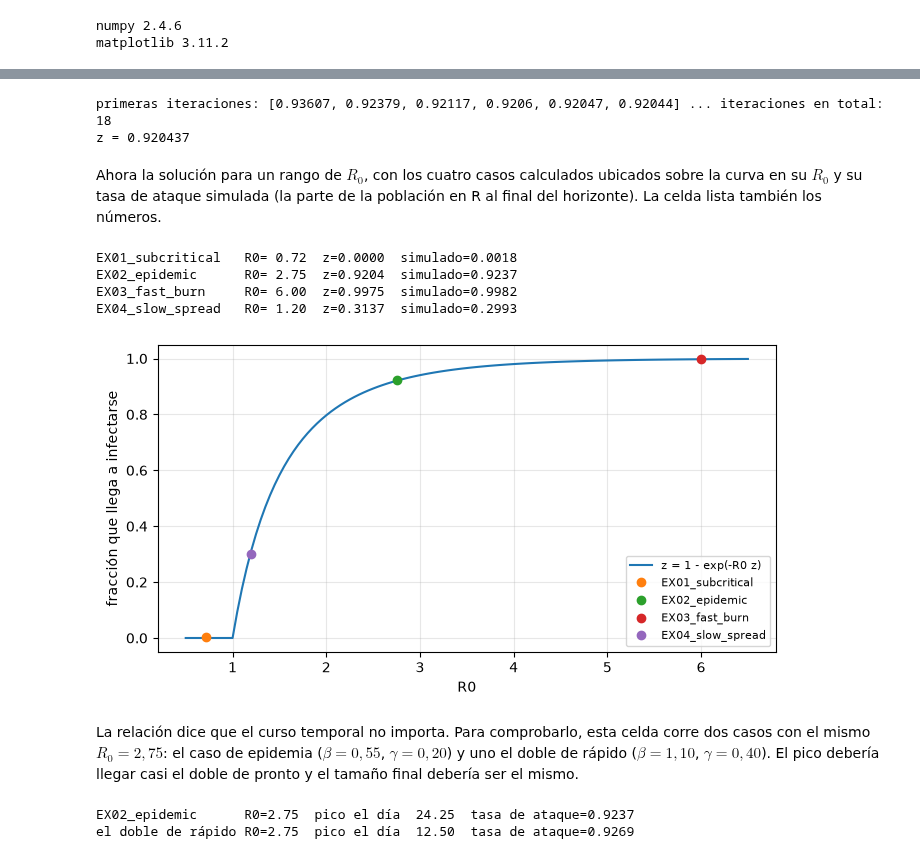
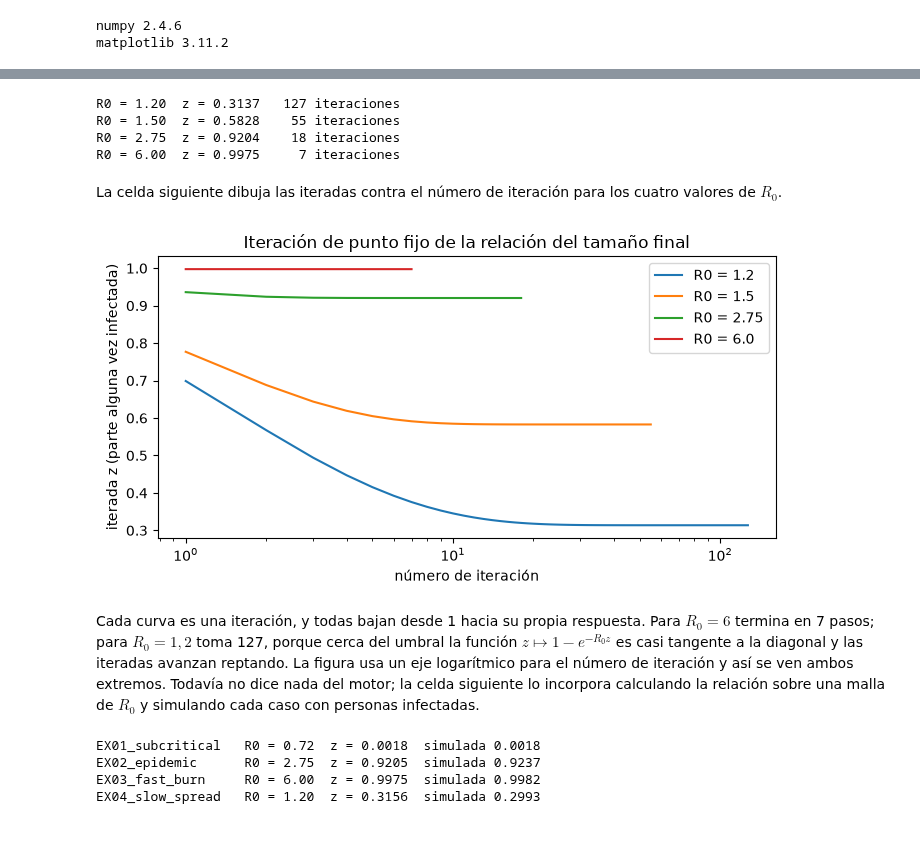
Before and after one commit to fsantibanezleal/CAOS_PRODUCT_TEMPLATE, a Jupyter notebook: notebooks/es/02-threshold-and-final-size/02-the-final-size.ipynb, the cells around one changed output, grey strips where cells are left out. Cells and saved outputs as stored; diff of their text form; code cells hidden in the pictures.

```diff
--- a/notebooks/es/02-threshold-and-final-size/02-the-final-size.ipynb
+++ b/notebooks/es/02-threshold-and-final-size/02-the-final-size.ipynb
@@ -93,47 +86,49 @@ No contiene la tasa de contacto ni la de recuperación por separado, solo su coc
 # %%
-# Resolver la relación del tamaño final por iteración de punto fijo, imprimiendo las primeras iteraciones y su cantidad para R0 = 2,75
-first = []
-solution = final_size(2.75, trace=first)
-print("primeras iteraciones:", [round(float(v), 5) for v in first[:6]], "... iteraciones en total:", len(first))
-print("z =", round(solution, 6))
+# la misma iteración con cuatro valores de R0, para ver cuántos pasos necesita cada uno
+traces = {}
+for value in (1.2, 1.5, 2.75, 6.0):
+    traces[value] = []
+    final_size(value, trace=traces[value])
+    print(f"R0 = {value:4.2f}  z = {traces[value][-1]:.4f}  {len(traces[value]):4d} iteraciones")
 # %% [output]
-primeras iteraciones: [0.93607, 0.92379, 0.92117, 0.9206, 0.92047, 0.92044] ... iteraciones en total: 18
-z = 0.920437
+R0 = 1.20  z = 0.3137   127 iteraciones
+R0 = 1.50  z = 0.5828    55 iteraciones
+R0 = 2.75  z = 0.9204    18 iteraciones
+R0 = 6.00  z = 0.9975     7 iteraciones
 # %% [markdown]
-Ahora la solución para un rango de $R_0$, con los cuatro casos calculados ubicados sobre la curva en su $R_0$ y su tasa de ataque simulada (la parte de la población en R al final del horizonte). La celda lista también los números.
+La celda siguiente dibuja las iteradas contra el número de iteración para los cuatro valores de $R_0$.
 # %%
-# Dibujar z contra R0 y ubicar cada caso calculado en (R0, tasa de ataque simulada)
-grid = np.linspace(0.5, 6.5, 121)
+# dibuja las iteradas contra el número de iteración para los cuatro valores de R0
 fig, ax = plt.subplots(figsize=(7, 3.8))
-ax.plot(grid, [final_size(g) for g in grid], label="z = 1 - exp(-R0 z)")
-for case_id in OUTBREAKS:
-    p = params_of(case_id)
-    r = simulate(p)
-    r0 = p.beta / p.gamma
-    ax.plot([r0], [r.attack_rate], "o", label=case_id)
-    print(f"{case_id:18s} R0={r0:5.2f}  z={final_size(r0):.4f}  simulado={r.attack_rate:.4f}")
-ax.set_xlabel("R0")
-ax.set_ylabel("fracción que llega a infectarse")
-ax.legend(fontsize=8)
-ax.grid(True, alpha=0.3)
+for value, trace in traces.items():
+    ax.plot(range(1, len(trace) + 1), trace, label=f"R0 = {value}")
+ax.set_xscale("log")
+ax.set_xlabel("número de iteración")
+ax.set_ylabel("iterada z (parte alguna vez infectada)")
+ax.set_title("Iteración de punto fijo de la relación del tamaño final")
+ax.legend()
 fig.tight_layout()
 plt.show()
 # %% [output]
-EX01_subcritical   R0= 0.72  z=0.0000  simulado=0.0018
-EX02_epidemic      R0= 2.75  z=0.9204  simulado=0.9237
-EX03_fast_burn     R0= 6.00  z=0.9975  simulado=0.9982
-EX04_slow_spread   R0= 1.20  z=0.3137  simulado=0.2993
-[figure, old version]
+[figure, new version]
 # %% [markdown]
-La relación dice que el curso temporal no importa. Para comprobarlo, esta celda corre dos casos con el mismo $R_0 = 2{,}75$: el caso de epidemia ($\beta = 0{,}55$, $\gamma = 0{,}20$) y uno el doble de rápido ($\beta = 1{,}10$, $\gamma = 0{,}40$). El pico debería llegar casi el doble de pronto y el tamaño final debería ser el mismo.
+Cada curva es una iteración, y todas bajan desde 1 hacia su propia respuesta. Para $R_0 = 6$ termina en 7 pasos; para $R_0 = 1{,}2$ toma 127, porque cerca del umbral la función $z \mapsto 1 - e^{-R_0 z}$ es casi tangente a la diagonal y las iteradas avanzan reptando. La figura usa un eje logarítmico para el número de iteración y así se ven ambos extremos. Todavía no dice nada del motor; la celda siguiente lo incorpora calculando la relación sobre una malla de $R_0$ y simulando cada caso con personas infectadas.
 # %%
-# Dos corridas con el mismo R0 y distinta velocidad: el pico se mueve, el tamaño final no
-base = params_of("EX02_epidemic")
-fast = SIRParams("twice_as_fast", base.beta * 2, base.gamma * 2, base.N, base.I0, base.days)
-for label, q in (("EX02_epidemic", base), ("el doble de rápido", fast)):
-    r = simulate(q)
-    print(f"{label:18s} R0={q.beta / q.gamma:.2f}  pico el día {r.t_peak:6.2f}  tasa de ataque={r.attack_rate:.4f}")
+# la curva del tamaño final sobre R0, y la tasa de ataque que el motor simula en cada caso con infectados
+grid = np.linspace(0.5, 6.5, 121)
+curve = [final_size(g) for g in grid]
+points = {}
+for case_id in CASES:
+    p = params_of(case_id)
+    if p.I0 == 0:
+        continue
+    r0_case = p.beta / p.gamma
+    points[case_id] = (r0_case, simulate(p).attack_rate)
+    print(f"{case_id:18s} R0 = {r0_case:4.2f}  z = {final_size(r0_case, p.I0 / p.N):.4f}", end="  ")
+    print(f"simulada {points[case_id][1]:.4f}")
 # %% [output]
-EX02_epidemic      R0=2.75  pico el día  24.25  tasa de ataque=0.9237
-el doble de rápido R0=2.75  pico el día  12.50  tasa de ataque=0.9269
+EX01_subcritical   R0 = 0.72  z = 0.0018  simulada 0.0018
+EX02_epidemic      R0 = 2.75  z = 0.9205  simulada 0.9237
+EX03_fast_burn     R0 = 6.00  z = 0.9975  simulada 0.9982
+EX04_slow_spread   R0 = 1.20  z = 0.3156  simulada 0.2993
 # %% [markdown]
```
Also changed, not shown: parts of 26 cells of this notebook, 16 other files.
